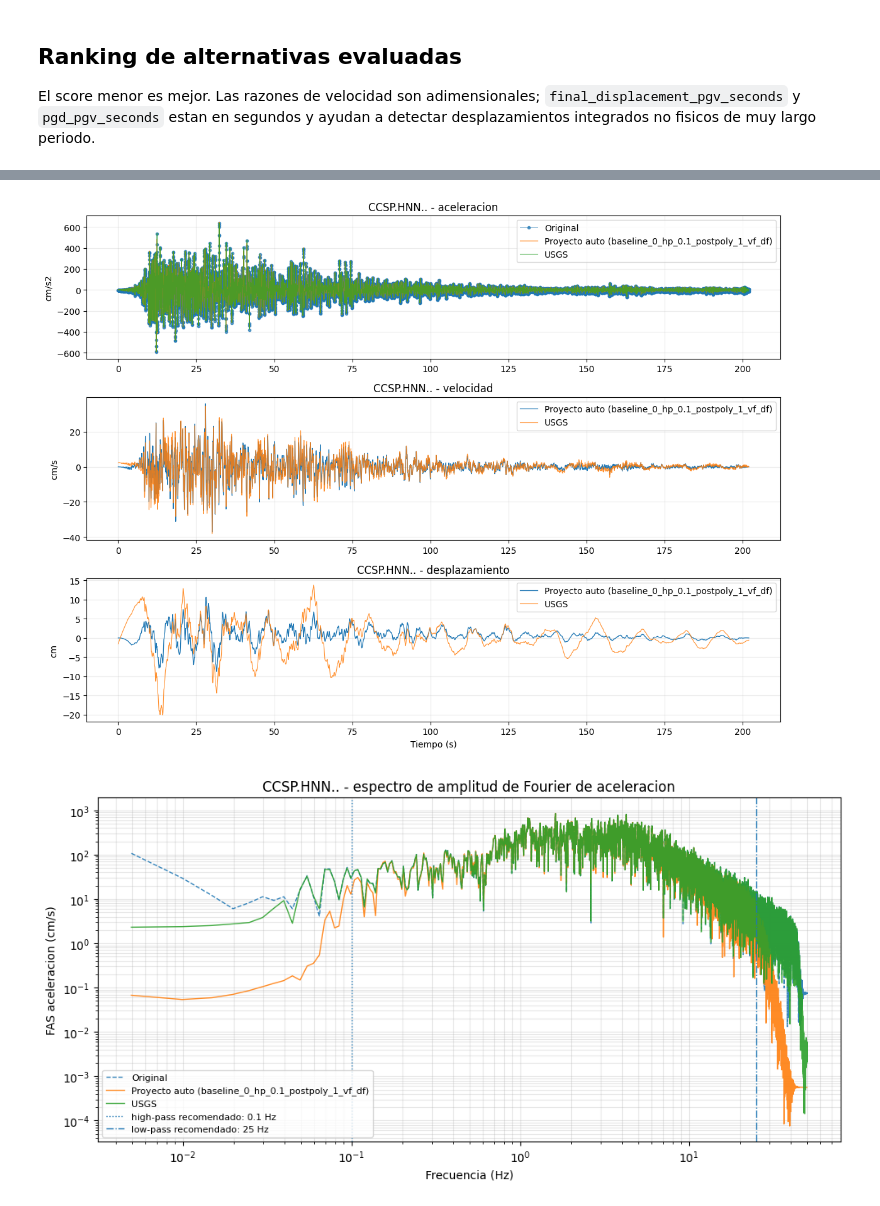
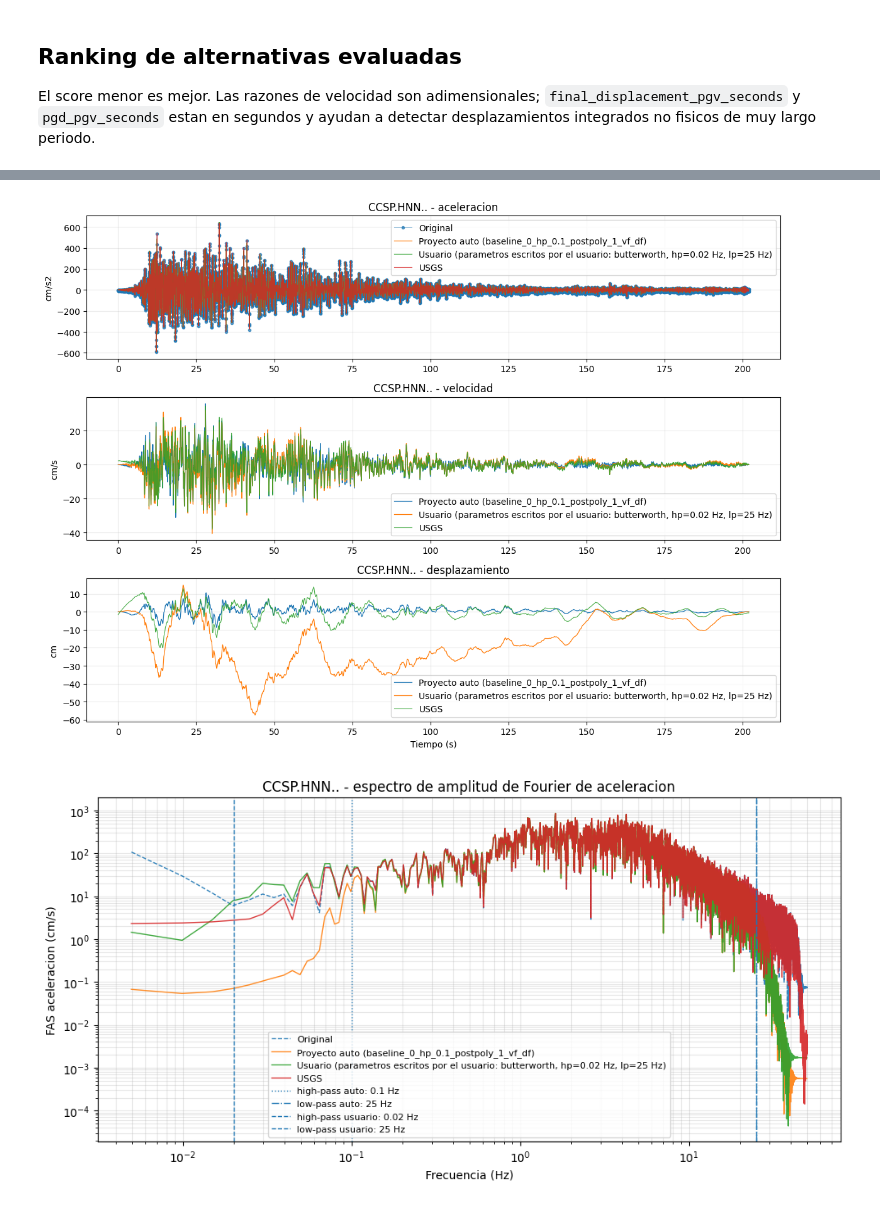
Before and after one commit to joelefrain/SignalProcessor, a Jupyter notebook: notebooks/01_correccion_senales.ipynb, the cells around one changed output, grey strips where cells are left out. Drawn from its saved outputs; the diff is of its cells as text; code cells hidden in the pictures.

Commit message:
chore: se mejoro el match de usuario para correccion

```diff
--- a/notebooks/01_correccion_senales.ipynb
+++ b/notebooks/01_correccion_senales.ipynb
@@ -75,7 +81,7 @@ FILTER_TYPES_RECOMMENDATION = 'butterworth'
 
 recommendation = recommend_correction_method(
     raw,
-    t_min=0.01,
+    t_min=0.05,
     t_max=3.0,
     snr_threshold=3.0,
     filter_types=FILTER_TYPES_RECOMMENDATION,
@@ -279,36 +469,39 @@ summary[[
 | USGS canales publicados | 638.320000 | 38.087000 | 20.069000 | 17.329166 | 69.697811 | -2.879100e-02 | -5.730300e-01 |
 # %%
-n_acc = min(raw.npts, project_acc.npts, reference_acc.npts)
-n_vel = min(raw.npts, result.velocity.size, reference_vel.npts)
-n_disp = min(raw.npts, result.displacement.size, reference_disp.npts)
+n_acc = min(raw.npts, project_acc.npts, manual_acc.npts, reference_acc.npts)
+n_vel = min(raw.npts, result.velocity.size, manual_result.velocity.size, reference_vel.npts)
+n_disp = min(raw.npts, result.displacement.size, manual_result.displacement.size, reference_disp.npts)
 
 fig, axes = plt.subplots(3, 1, figsize=(12, 9), sharex=False)
 
 axes[0].plot(raw.time[:n_acc], raw.as_units('cm/s^2').acceleration[:n_acc], lw=0.7, alpha=0.7, label='Original', marker='o', markersize=3)
 axes[0].plot(project_acc.time[:n_acc], project_acc.acceleration[:n_acc], lw=0.9, label=project_label)
+axes[0].plot(manual_acc.time[:n_acc], manual_acc.acceleration[:n_acc], lw=0.9, label=manual_label)
 axes[0].plot(reference_acc.time[:n_acc], reference_acc.acceleration[:n_acc], lw=0.8, alpha=0.85, label='USGS')
 axes[0].set_title(f'{component} - aceleracion')
 axes[0].set_ylabel('cm/s2')
 
 # axes[1].plot(raw.time[:n_vel], raw_vel_cms[:n_vel], lw=0.7, alpha=0.7, label='Original integrada')
 axes[1].plot(result.record.time[:n_vel], project_vel_cms[:n_vel], lw=0.9, label=project_label)
+axes[1].plot(manual_result.record.time[:n_vel], manual_vel_cms[:n_vel], lw=0.9, label=manual_label)
 axes[1].plot(reference_vel.time[:n_vel], reference_vel.acceleration[:n_vel], lw=0.8, alpha=0.85, label='USGS')
 axes[1].set_title(f'{component} - velocidad')
 axes[1].set_ylabel('cm/s')
 
 # axes[2].plot(raw.time[:n_disp], raw_disp_cm[:n_disp], lw=0.7, alpha=0.7, label='Original integrada')
 axes[2].plot(result.record.time[:n_disp], project_disp_cm[:n_disp], lw=0.9, label=project_label)
+axes[2].plot(manual_result.record.time[:n_disp], manual_disp_cm[:n_disp], lw=0.9, label=manual_label)
 axes[2].plot(reference_disp.time[:n_disp], reference_disp.acceleration[:n_disp], lw=0.8, alpha=0.85, label='USGS')
 axes[2].set_title(f'{component} - desplazamiento')
 axes[2].set_ylabel('cm')
 axes[2].set_xlabel('Tiempo (s)')
 
 for ax in axes:
     ax.grid(alpha=0.25)
     ax.legend()
 fig.tight_layout()
 # %% [output]
-[figure, old version]
+[figure, new version]
 # %%
 from signalprocessor.spectra import fourier_amplitude_spectrum
 
@@ -321,6 +514,7 @@ def _fas_acc_cm_s(record):
 fas_series = [
     (_fas_acc_cm_s(raw), 'Original', '--'),
     (_fas_acc_cm_s(project_acc), project_label, '-'),
+    (_fas_acc_cm_s(manual_acc), manual_label, '-'),
     (_fas_acc_cm_s(reference_acc), 'USGS', '-'),
 ]
 
@@ -329,10 +523,13 @@ for (freqs, amp), label, linestyle in fas_series:
     mask = (freqs > 0.0) & np.isfinite(amp) & (amp > 0.0)
     ax.loglog(freqs[mask], amp[mask], linestyle=linestyle, lw=1.0, alpha=0.9, label=label)
 
-for cutoff_label, cutoff_hz, linestyle in [
-    ('high-pass recomendado', recommended.config.highpass_hz, ':'),
-    ('low-pass recomendado', recommended.config.lowpass_hz, '-.'),
-]:
+cutoff_lines = [
+    ('high-pass auto', recommended.config.highpass_hz, ':'),
+    ('low-pass auto', recommended.config.lowpass_hz, '-.'),
+    ('high-pass usuario', manual_config.highpass_hz, '--'),
+    ('low-pass usuario', manual_config.lowpass_hz, '--'),
+]
+for cutoff_label, cutoff_hz, linestyle in cutoff_lines:
     if cutoff_hz is not None and cutoff_hz > 0.0:
         ax.axvline(cutoff_hz, linestyle=linestyle, lw=1.0, label=f'{cutoff_label}: {cutoff_hz:g} Hz')
 
@@ -343,7 +540,7 @@ ax.grid(True, which='both', alpha=0.3)
 ax.legend(fontsize=8)
 fig.tight_layout()
 # %% [output]
-[figure, old version]
+[figure, new version]
 # %%
 periods = np.geomspace(0.02, 5.0, 80)
 spec_raw = response_spectrum(raw, periods)
```
Also changed, not shown: parts of 11 cells of this notebook, 1 other file.
